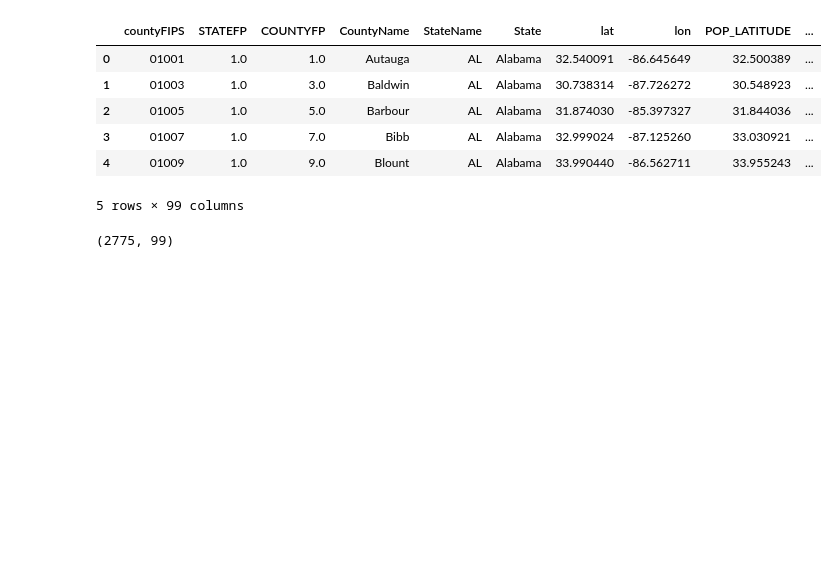
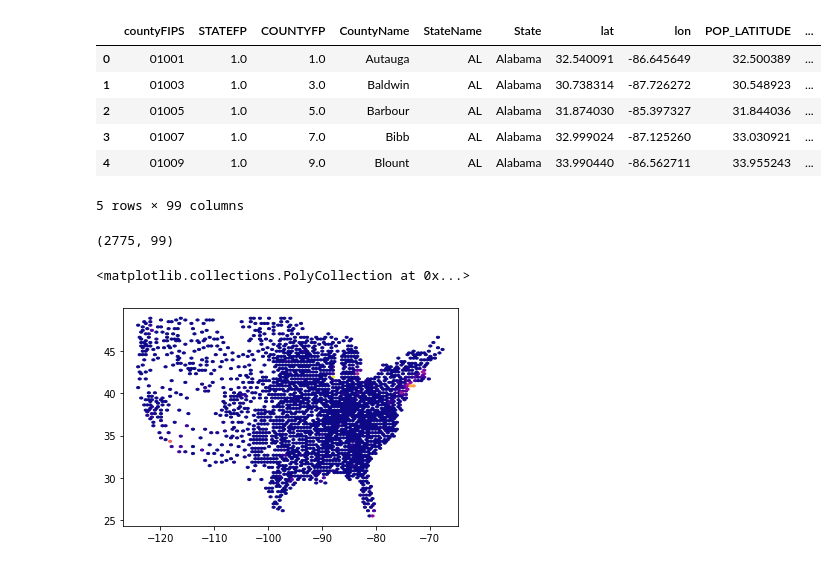
Before and after one commit to swenson-nick/Data_200_Covid, a Jupyter notebook: covid.ipynb, the cells around one changed output. Drawn from its saved outputs; the diff is of its cells as text; code cells hidden in the pictures; blank space fills up the shorter version.

Commit message:
basic hexbin plot

```diff
--- a/covid.ipynb
+++ b/covid.ipynb
@@ -85,3 +85,8 @@ df.head()
 df.shape
 # %% [output]
 (2775, 99)
+# %%
+plt.hexbin(x = df['lon'], y = df['lat'], C = df['Confirmed'], cmap = 'plasma')
+# %% [output]
+<matplotlib.collections.PolyCollection at 0x...>
+[figure, added]
```
